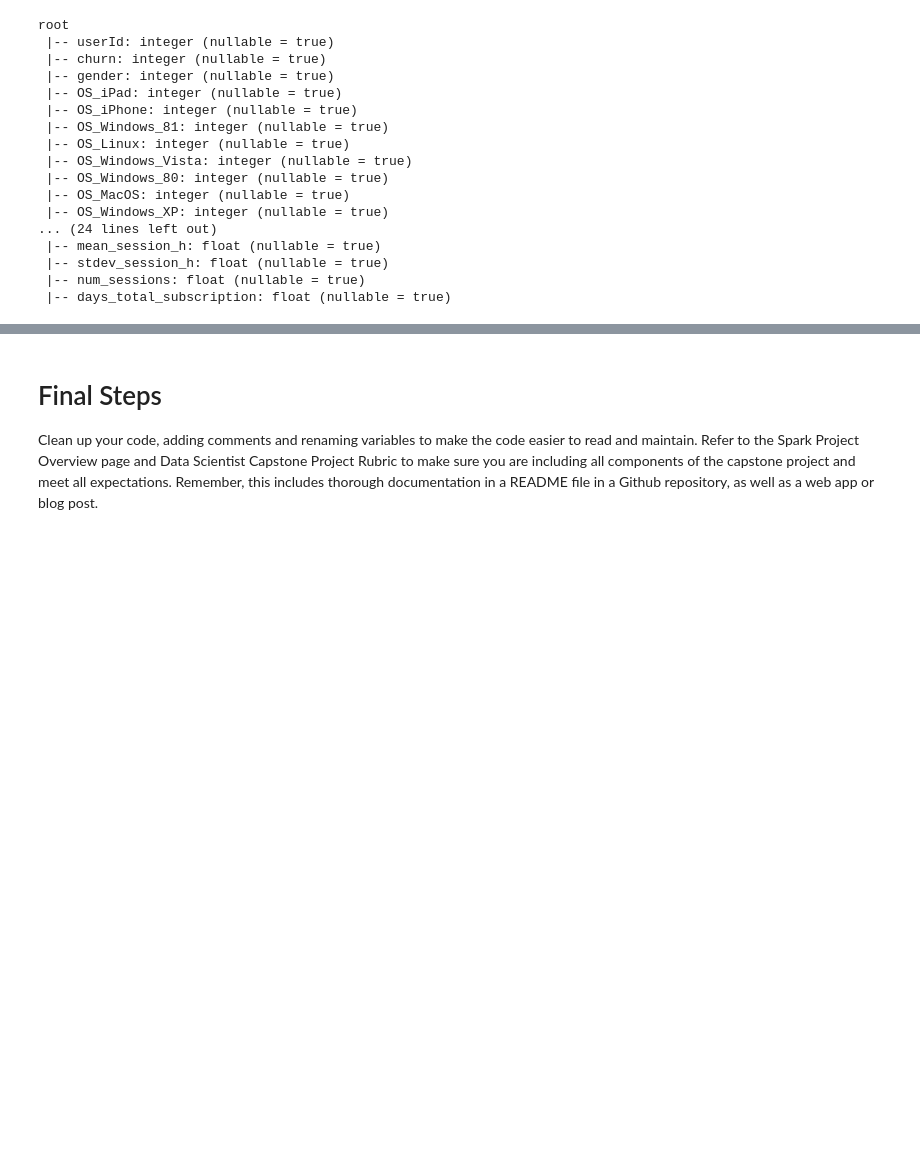
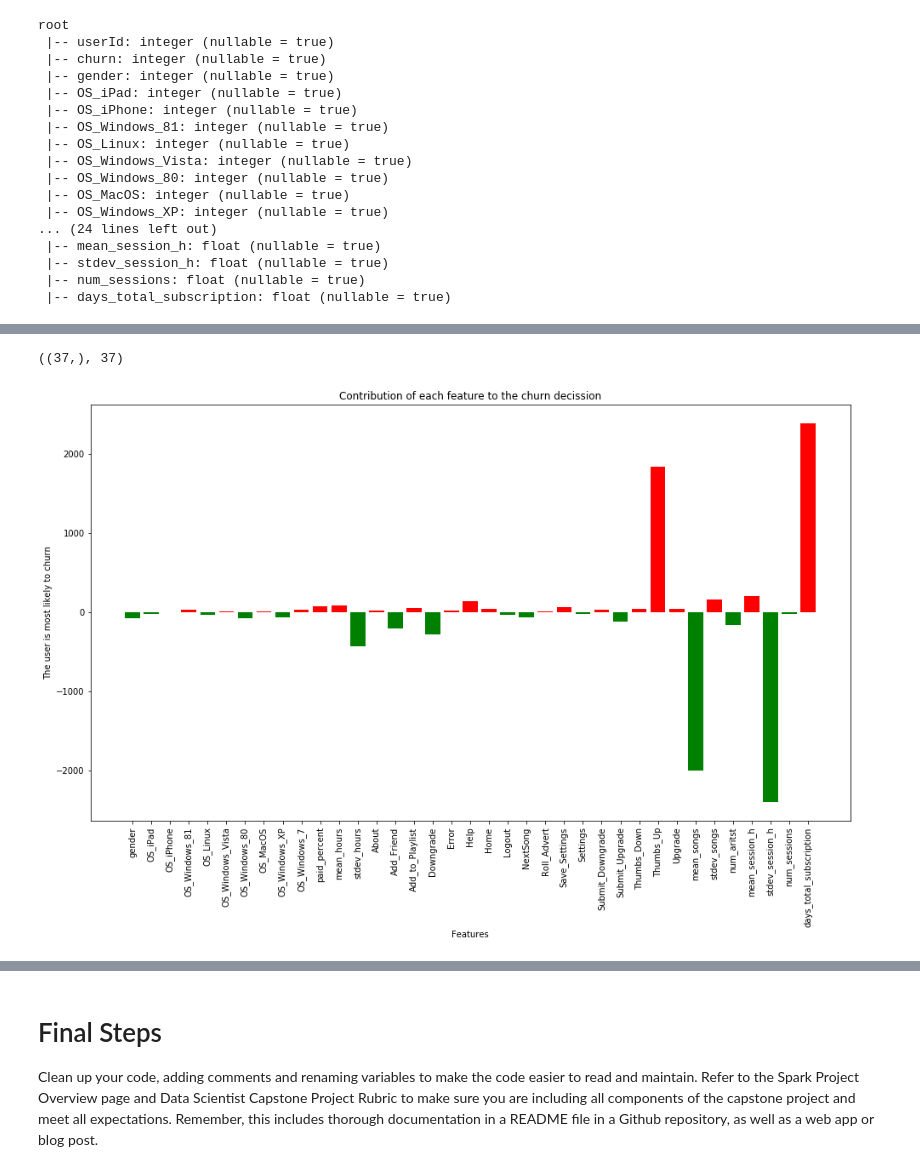
Before and after one commit to drnesr/Sparkify, a Jupyter notebook: Sparkify.ipynb, the cells around one changed output, grey strips where cells are left out. Saved outputs shown, nothing was run; the diff lists cells and outputs as text; code cells hidden in the pictures; blank space fills up the shorter version.

Commit message:
Implemented model metrics

```diff
--- a/Sparkify.ipynb
+++ b/Sparkify.ipynb
@@ -1098,7 +1102,7 @@ features_scaler_fit = features_scaler.fit(input_data)
 scaled_inputs = features_scaler_fit.transform(input_data)
 # %%
 # Select the output and input features
-ml_data = scaled_inputs.select(scaled_inputs.churn, scaled_inputs.scaled_features)
+ml_data = scaled_inputs.select(scaled_inputs.churn.alias('label'), scaled_inputs.scaled_features.alias('features'))
 # %%
 # Defining training and testing samples
 train, test = ml_data.randomSplit([0.80, 0.20], seed=179)
@@ -1112,0 +1169,30 @@ only showing top 1 row
+# %%
+model =  LogisticRegression()
+param_grid = ParamGridBuilder() \
+    .addGrid(model.elasticNetParam,[0.0, 0.1, 1.0]) \
+    .addGrid(model.regParam,[0.0, 0.1]) \
+    .build()
+
+cv = CrossValidator(estimator=model, estimatorParamMaps=param_grid,
+                          evaluator=MulticlassClassificationEvaluator(),
+                          numFolds=3, seed=179)
+model_01 = cv.fit(train)
+model_01.save('model_LogReg.model')
+# %%
+cmx = model_01.bestModel.coefficientMatrix
+cmv = cmx.values
+cmv.shape, len(final_df.columns[2:])
+# %% [output]
+((37,), 37)
+# %%
+positives_v = [x * 100 if x>=0 else 0 for x in cmv]
+negatives_v = [x * 100 if x<=0 else 0 for x in cmv]
+fig, ax = plt.subplots(figsize=(16, 9))
+ax.bar(final_df.columns[2:], positives_v,color='r')
+ax.bar(final_df.columns[2:], negatives_v, color='g')
+ax.set_xlabel('Features')
+ax.set_ylabel('The user is most likely to churn')
+ax.set_title('Contribution of each feature to the churn decission')
+ax.set_xticklabels(labels = final_df.columns[2:], rotation='vertical');
+# %% [output]
+[figure, added]
```
Also changed, not shown: parts of 19 cells of this notebook.
